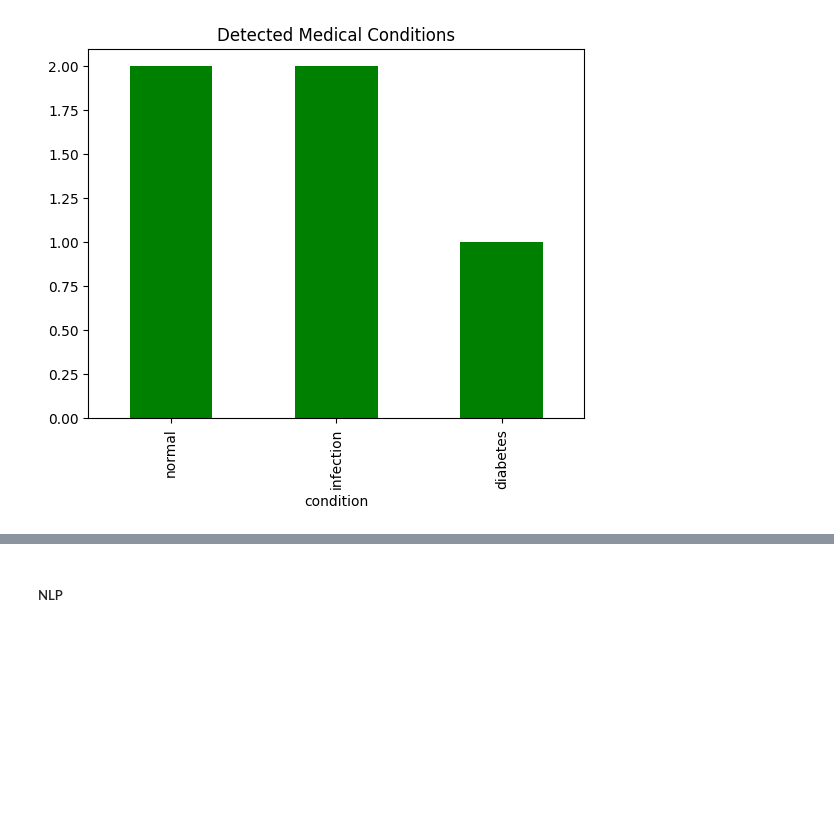
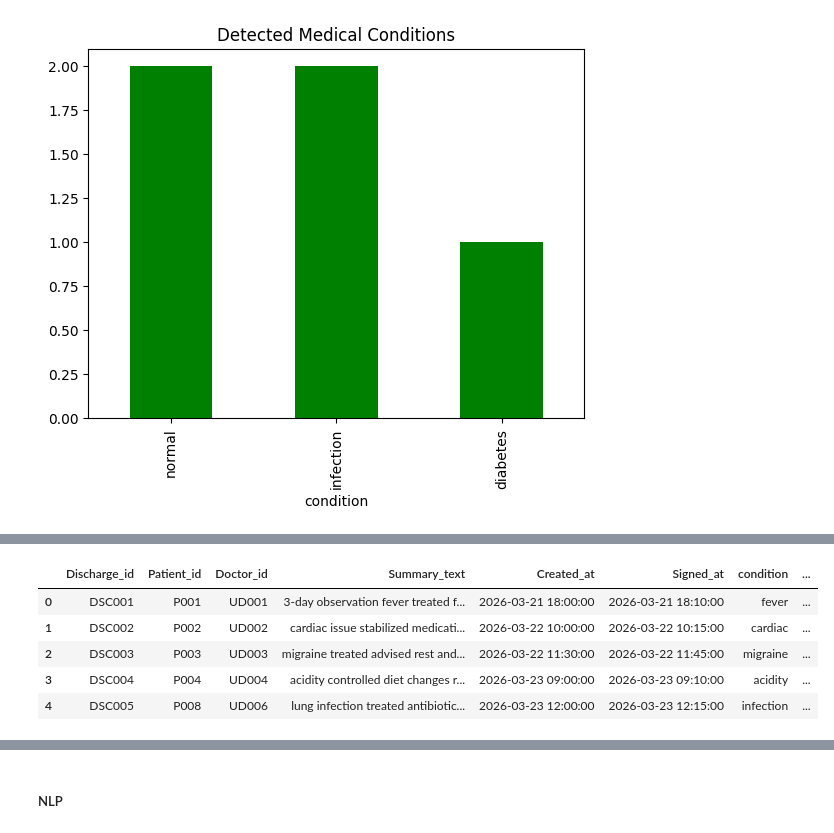
Before and after one commit to Rekha-vivek/Care_Connect_AI, a Jupyter notebook: Care_connect_AI.ipynb, the cells around one changed output, grey strips where cells are left out. Cells and saved outputs as stored; diff of their text form; code cells hidden in the pictures; blank space fills up the shorter version.

```diff
--- a/Care_connect_AI.ipynb
+++ b/Care_connect_AI.ipynb
@@ -748,0 +883,24 @@ plt.show()
+# %%
+#Condition Extraction
+
+keywords = {
+    "cardiac": ["cardiac", "heart"],
+    "migraine": ["migraine"],
+    "acidity": ["acidity"],
+    "infection": ["infection"],
+    "fever": ["fever"]
+}
+
+def extract_condition(text):
+    text = str(text).lower()   # 🔥 VERY IMPORTANT
+
+    for condition, words in keywords.items():
+        for word in words:
+            if word in text:
+                return condition
+    return "unknown"
+# %%
+ds_df['condition'] = ds_df['Summary_text'].apply(extract_condition)
+
+#Extracted medical conditions from discharge summaries using keyword matching.
+#This helps identify patient diagnoses automatically.
@@ -748,0 +916,27 @@ plt.show()
+# %%
+#Mapping
+
+doctor_map = {
+    "cardiac": "Cardiologist",
+    "migraine": "Neurologist",
+    "acidity": "Gastroenterologist",
+    "lung": "Pulmonologist",
+    "infection": "General Physician",
+    "fever": "General Physician",
+    "brain": "Neurologist",
+    "heart": "Cardiologist",
+    "unknown": "General Physician"
+}
+# %%
+ds_df['recommended_doctor'] = ds_df['condition'].map(doctor_map)
+
+##Based on extracted conditions, appropriate doctors are recommended,enabling automated healthcare decision support.
+# %%
+ds_df
+# %% [output]
+|  | Discharge_id | Patient_id | Doctor_id | Summary_text | Created_at | Signed_at | condition | ... |
+| 0 | DSC001 | P001 | UD001 | 3-day observation fever treated f... | 2026-03-21 18:00:00 | 2026-03-21 18:10:00 | fever | ... |
+| 1 | DSC002 | P002 | UD002 | cardiac issue stabilized medicati... | 2026-03-22 10:00:00 | 2026-03-22 10:15:00 | cardiac | ... |
+| 2 | DSC003 | P003 | UD003 | migraine treated advised rest and... | 2026-03-22 11:30:00 | 2026-03-22 11:45:00 | migraine | ... |
+| 3 | DSC004 | P004 | UD004 | acidity controlled diet changes r... | 2026-03-23 09:00:00 | 2026-03-23 09:10:00 | acidity | ... |
+| 4 | DSC005 | P008 | UD006 | lung infection treated antibiotic... | 2026-03-23 12:00:00 | 2026-03-23 12:15:00 | infection | ... |
```
Also changed, not shown: parts of 18 cells of this notebook.
